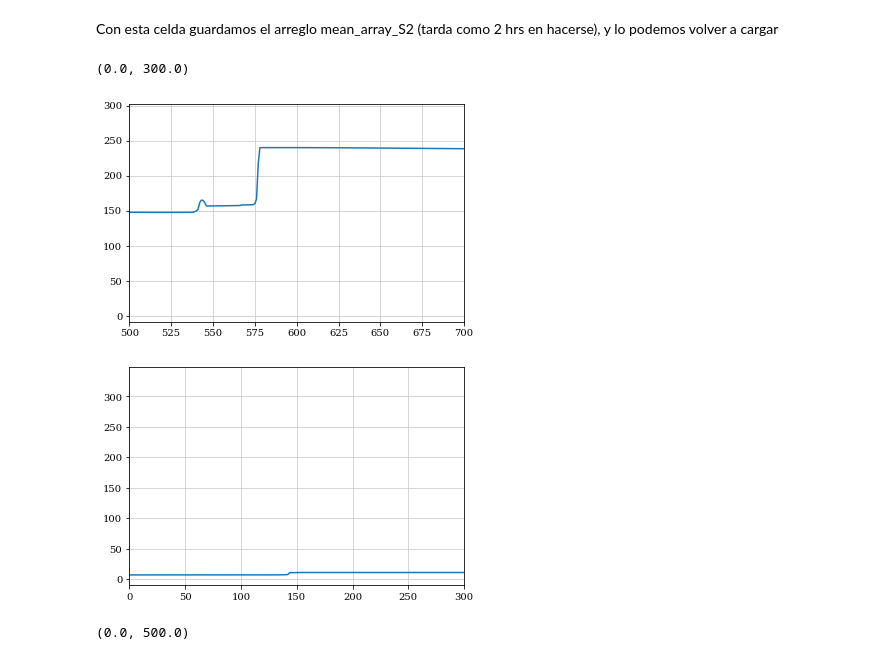
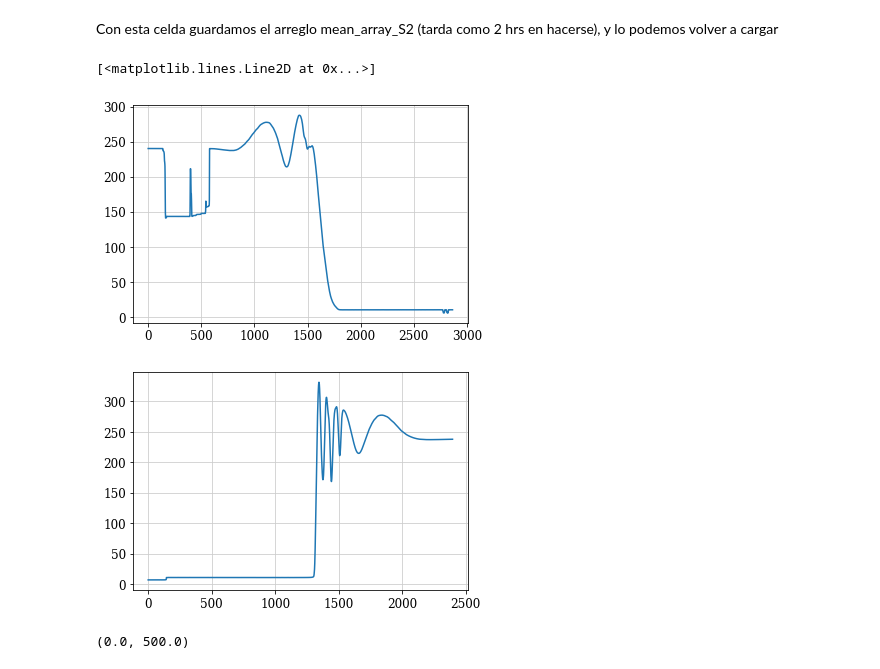
Before and after one commit to Wenupi/analysis-liquid_crystals, a Jupyter notebook: termo.ipynb, the cells around one changed output. Drawn from its saved outputs; the diff is of its cells as text; code cells hidden in the pictures.

```diff
--- a/termo.ipynb
+++ b/termo.ipynb
@@ -397,15 +401,15 @@ fps_array_S2 = np.flipud(np.array([np.arange(0, fps_count_array[0][0], 1),
 # %%
 plt.figure()
 plt.plot(fps_array_S2[0], mean_array_S2[0][:len(fps_array_S2[0])])
-plt.xlim(500,700)
+#plt.xlim(500,700)
 
 plt.figure()
 plt.plot(fps_array_S2[1], mean_array_S2[1][:len(fps_array_S2[1])])
-plt.xlim(0,300)
+#plt.xlim(0,300)
 # %% [output]
-(0.0, 300.0)
+[<matplotlib.lines.Line2D at 0x...>]
-[figure, old version]
+[figure, new version]
-[figure, old version]
+[figure, new version]
 # %%
 plt.figure()
 plt.plot(fps_array_S2[2], mean_array_S2[1][:len(fps_array_S2[2])])
```
Also changed, not shown: parts of 12 cells of this notebook, 4 other files.
